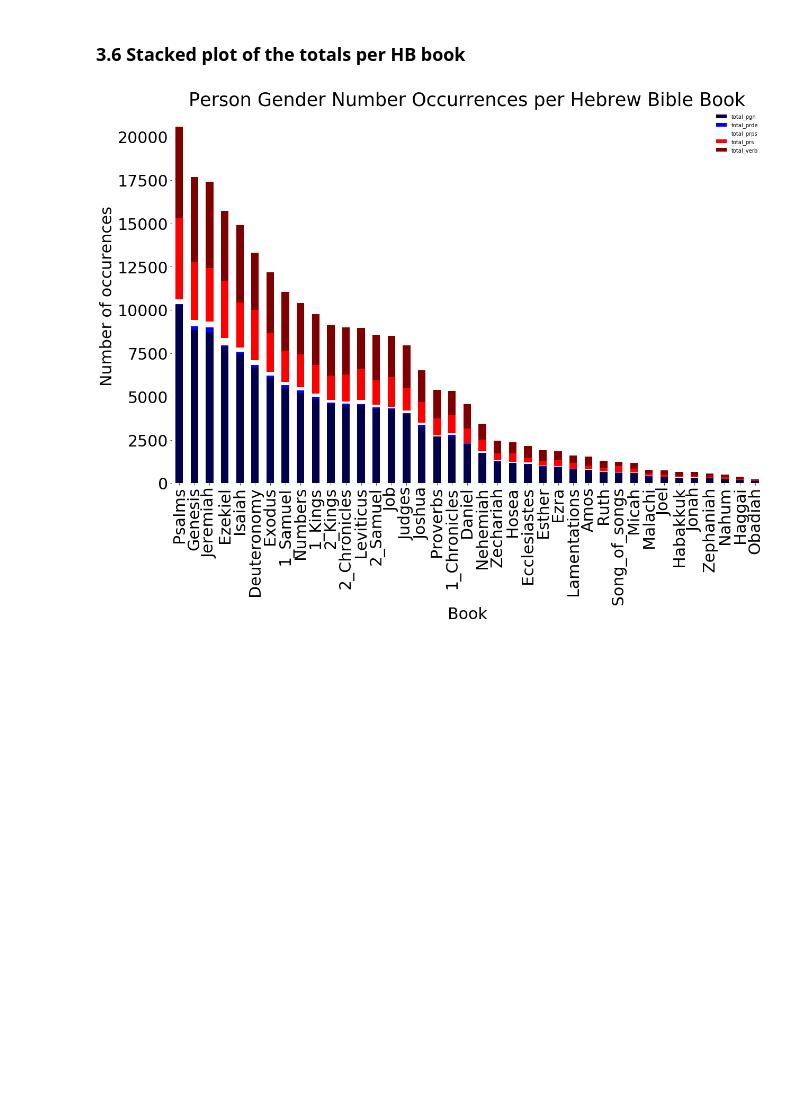
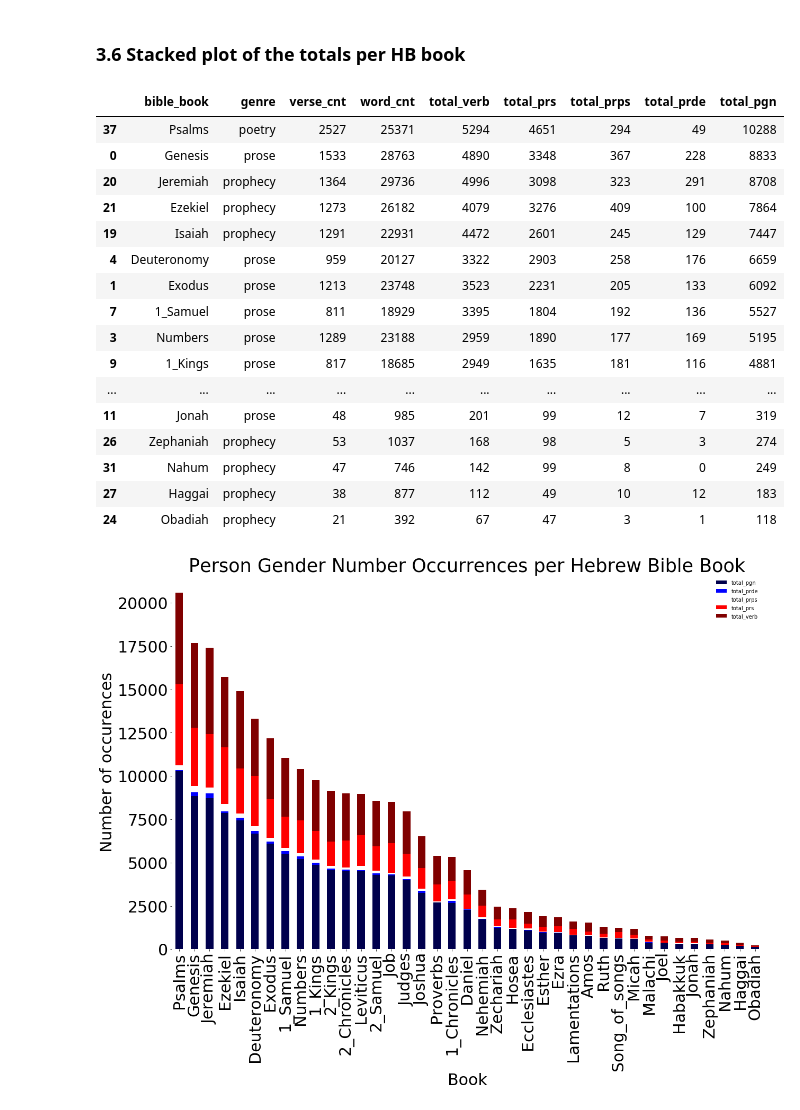
Before and after one commit to cmerwich/participant-analysis, a Jupyter notebook: introduction/intro.ipynb, the cells around one changed output. Cells and saved outputs as stored; diff of their text form; code cells hidden in the pictures; blank space fills up the shorter version.

```diff
--- a/introduction/intro.ipynb
+++ b/introduction/intro.ipynb
@@ -332,30 +332,48 @@ pgn_prs_count['r_prs_w'] = round(pgn_prs_count['total_prs'] / pgn_prs_count['wor
 # %%
 #{pgn_prps_count.columns.get_loc(c):c for idx, c in enumerate(pgn_prps_count.columns)}
 
 total_prps = pd.DataFrame(pgn_prps_count[['genre', 'verse_cnt', 'word_cnt', 'total_prps']]).reset_index()
 total_prps.columns = ['bible_book', 'genre', 'verse_cnt', 'word_cnt', 'total_prps']
 
 total_prde = pd.DataFrame(pgn_prde_count[['genre', 'verse_cnt', 'word_cnt', 'total_prde']]).reset_index()
 total_prde.columns = ['bible_book', 'genre', 'verse_cnt', 'word_cnt', 'total_prde']
 
 total_verb = pd.DataFrame(pgn_verb_count[['genre', 'verse_cnt', 'word_cnt', 'total_verb']]).reset_index()
 total_verb.columns = ['bible_book', 'genre', 'verse_cnt', 'word_cnt', 'total_verb']
 
 total_prs = pd.DataFrame(pgn_prs_count[['genre', 'verse_cnt', 'word_cnt', 'total_prs']]).reset_index()
 total_prs.columns = ['bible_book', 'genre', 'verse_cnt', 'word_cnt', 'total_prs']
 
 dfs = [total_verb, total_prs, total_prps, total_prde]
 totals = reduce(lambda left, right: pd.merge(left,
                                              right,
                                              on=['bible_book', 'genre', 'verse_cnt', 'word_cnt']),
                                             dfs)
 
 totals['total_pgn'] = totals.iloc[:, 4:].sum(axis=1)
 
 # sort on total verb first
 #['total_verb', 'total_prs', 'total_prps', 'total_prde']
 sort_tot = totals.sort_values(by=['total_pgn'], ascending=False)
-#sort_tot
+sort_tot
+# %% [output]
+|  | bible_book | genre | verse_cnt | word_cnt | total_verb | total_prs | total_prps | total_prde | total_pgn |
+| 37 | Psalms | poetry | 2527 | 25371 | 5294 | 4651 | 294 | 49 | 10288 |
+| 0 | Genesis | prose | 1533 | 28763 | 4890 | 3348 | 367 | 228 | 8833 |
+| 20 | Jeremiah | prophecy | 1364 | 29736 | 4996 | 3098 | 323 | 291 | 8708 |
+| 21 | Ezekiel | prophecy | 1273 | 26182 | 4079 | 3276 | 409 | 100 | 7864 |
+| 19 | Isaiah | prophecy | 1291 | 22931 | 4472 | 2601 | 245 | 129 | 7447 |
+| 4 | Deuteronomy | prose | 959 | 20127 | 3322 | 2903 | 258 | 176 | 6659 |
+| 1 | Exodus | prose | 1213 | 23748 | 3523 | 2231 | 205 | 133 | 6092 |
+| 7 | 1_Samuel | prose | 811 | 18929 | 3395 | 1804 | 192 | 136 | 5527 |
+| 3 | Numbers | prose | 1289 | 23188 | 2959 | 1890 | 177 | 169 | 5195 |
+| 9 | 1_Kings | prose | 817 | 18685 | 2949 | 1635 | 181 | 116 | 4881 |
+| ... | ... | ... | ... | ... | ... | ... | ... | ... | ... |
+| 11 | Jonah | prose | 48 | 985 | 201 | 99 | 12 | 7 | 319 |
+| 26 | Zephaniah | prophecy | 53 | 1037 | 168 | 98 | 5 | 3 | 274 |
+| 31 | Nahum | prophecy | 47 | 746 | 142 | 99 | 8 | 0 | 249 |
+| 27 | Haggai | prophecy | 38 | 877 | 112 | 49 | 10 | 12 | 183 |
+| 24 | Obadiah | prophecy | 21 | 392 | 67 | 47 | 3 | 1 | 118 |
 # %%
 exclude = ['verse_cnt', 'word_cnt'] # exclude these columns
 
```
Also changed, not shown: parts of 7 cells of this notebook, 3 other files.
